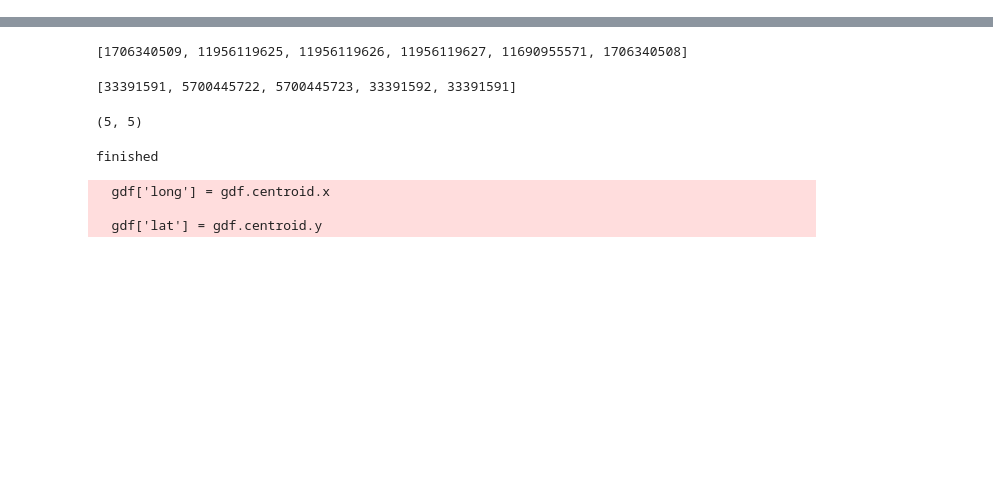
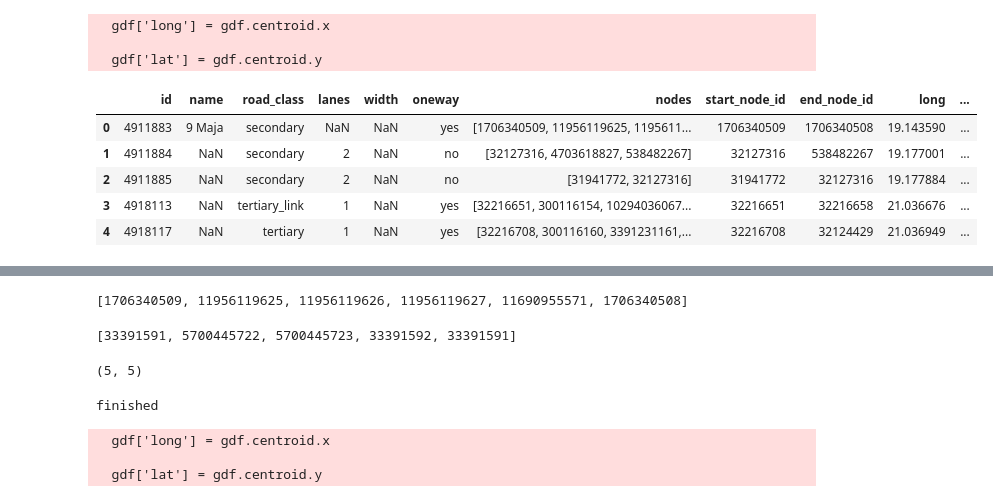
Before and after one commit to qpa-agh/poland_memgraph, a Jupyter notebook: data/roads.ipynb, the cells around one changed output, grey strips where cells are left out. Cells and saved outputs as stored; diff of their text form; code cells hidden in the pictures; blank space fills up the shorter version.

```diff
--- a/data/roads.ipynb
+++ b/data/roads.ipynb
@@ -24,0 +18,26 @@ df
+# %%
+df.fillna({'oneway': 'no'}, inplace=True)
+df['nodes'] = df['nodes'].apply(lambda x: list(eval('[' + x[1:-1] + ']')))
+df['start_node_id'] = df['nodes'].apply(lambda x: x[0])
+df['end_node_id'] = df['nodes'].apply(lambda x: x[-1])
+df['geometry'] = df['wkt'].apply(wkt.loads)
+df['coordinates'] = df['geometry'].apply(lambda geom: list(geom.coords))
+
+gdf = gpd.GeoDataFrame(df, crs="EPSG:4326", geometry='geometry')
+gdf['long'] = gdf.centroid.x
+gdf['lat'] = gdf.centroid.y
+
+gdf.to_crs(epsg=2180, inplace=True)
+gdf = pd.concat([gdf, gdf.bounds], axis=1)
+df_roads = gdf.drop(['wkt', 'geometry', 'coordinates'], axis=1)
+df_roads
+# %% [output]
+  gdf['long'] = gdf.centroid.x
+
+  gdf['lat'] = gdf.centroid.y
+|  | id | name | road_class | lanes | width | oneway | nodes | start_node_id | end_node_id | long | ... |
+| 0 | 4911883 | 9 Maja | secondary | NaN | NaN | yes | [1706340509, 11956119625, 1195611... | 1706340509 | 1706340508 | 19.143590 | ... |
+| 1 | 4911884 | NaN | secondary | 2 | NaN | no | [32127316, 4703618827, 538482267] | 32127316 | 538482267 | 19.177001 | ... |
+| 2 | 4911885 | NaN | secondary | 2 | NaN | no | [31941772, 32127316] | 31941772 | 32127316 | 19.177884 | ... |
+| 3 | 4918113 | NaN | tertiary_link | 1 | NaN | yes | [32216651, 300116154, 10294036067... | 32216651 | 32216658 | 21.036676 | ... |
+| 4 | 4918117 | NaN | tertiary | 1 | NaN | yes | [32216708, 300116160, 3391231161,... | 32216708 | 32124429 | 21.036949 | ... |
```
Also changed, not shown: parts of 4 cells of this notebook, 6 other files.
